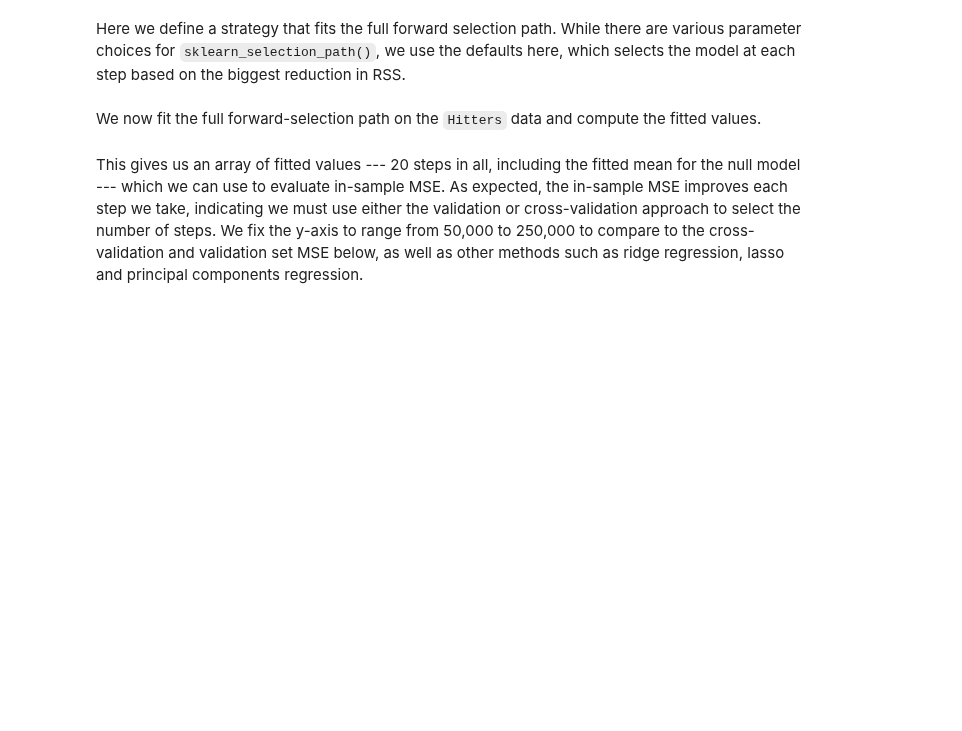
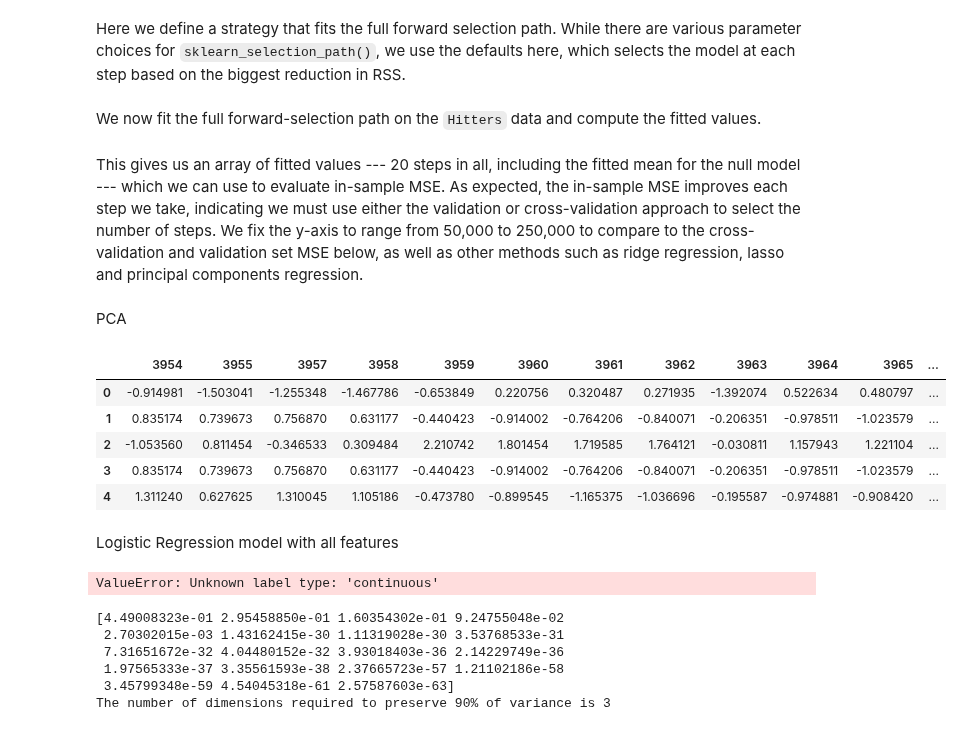
Before and after one commit to nirb28/ee-predict, a Jupyter notebook: large/eda.ipynb, the cells around one changed output. Drawn from its saved outputs; the diff is of its cells as text; code cells hidden in the pictures; blank space fills up the shorter version.

```diff
--- a/large/eda.ipynb
+++ b/large/eda.ipynb
@@ -270,3 +270,53 @@ ax.set_xlabel('# steps of forward stepwise',
 ax.set_xticks(np.arange(n_steps)[::2])
 ax.legend()
 ax.set_ylim([50000,250000]);
+# %% [markdown]
+PCA
+# %%
+X = df[high_corr_rows.keys()]
+y = df['ddG']
+# %%
+from sklearn.model_selection import train_test_split
+X_train, X_test, y_train, y_test = train_test_split(X, y, test_size = 0.3, random_state = 0)
+# %%
+from sklearn.preprocessing import StandardScaler
+scaler = StandardScaler()
+X_train = pd.DataFrame(scaler.fit_transform(X_train), columns = X.columns)
+X_test = pd.DataFrame(scaler.transform(X_test), columns = X.columns)
+X_train.head()
+# %% [output]
+|  | 3954 | 3955 | 3957 | 3958 | 3959 | 3960 | 3961 | 3962 | 3963 | 3964 | 3965 | ... |
+| 0 | -0.914981 | -1.503041 | -1.255348 | -1.467786 | -0.653849 | 0.220756 | 0.320487 | 0.271935 | -1.392074 | 0.522634 | 0.480797 | ... |
+| 1 | 0.835174 | 0.739673 | 0.756870 | 0.631177 | -0.440423 | -0.914002 | -0.764206 | -0.840071 | -0.206351 | -0.978511 | -1.023579 | ... |
+| 2 | -1.053560 | 0.811454 | -0.346533 | 0.309484 | 2.210742 | 1.801454 | 1.719585 | 1.764121 | -0.030811 | 1.157943 | 1.221104 | ... |
+| 3 | 0.835174 | 0.739673 | 0.756870 | 0.631177 | -0.440423 | -0.914002 | -0.764206 | -0.840071 | -0.206351 | -0.978511 | -1.023579 | ... |
+| 4 | 1.311240 | 0.627625 | 1.310045 | 1.105186 | -0.473780 | -0.899545 | -1.165375 | -1.036696 | -0.195587 | -0.974881 | -0.908420 | ... |
+# %% [markdown]
+Logistic Regression model with all features
+# %%
+from sklearn.linear_model import LogisticRegression
+from sklearn.metrics import accuracy_score
+
+logreg = LogisticRegression()
+logreg.fit(X_train, y_train)
+y_pred = logreg.predict(X_test)
+
+print('Logistic Regression accuracy score with all the features: {0:0.4f}'. format(accuracy_score(y_test, y_pred)))
+# %% [output]
+ValueError: Unknown label type: 'continuous'
+# %%
+from sklearn.decomposition import PCA
+pca = PCA()
+X_train = pca.fit_transform(X_train)
+print(pca.explained_variance_ratio_)
+
+cumsum = np.cumsum(pca.explained_variance_ratio_)
+dim = np.argmax(cumsum >= 0.90) + 1
+print('The number of dimensions required to preserve 90% of variance is', dim)
+# %% [output]
+[4.49008323e-01 2.95458850e-01 1.60354302e-01 9.24755048e-02
+ 2.70302015e-03 1.43162415e-30 1.11319028e-30 3.53768533e-31
+ 7.31651672e-32 4.04480152e-32 3.93018403e-36 2.14229749e-36
+ 1.97565333e-37 3.35561593e-38 2.37665723e-57 1.21102186e-58
+ 3.45799348e-59 4.54045318e-61 2.57587603e-63]
+The number of dimensions required to preserve 90% of variance is 3
```
Also changed, not shown: parts of 1 cell of this notebook.
